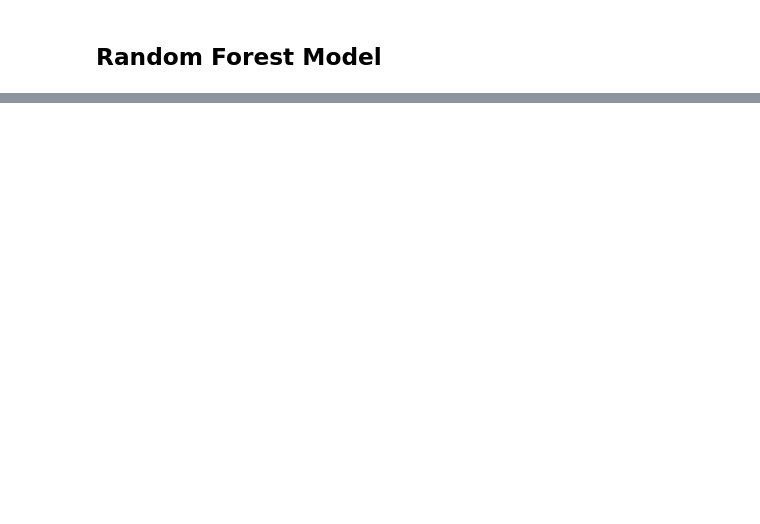
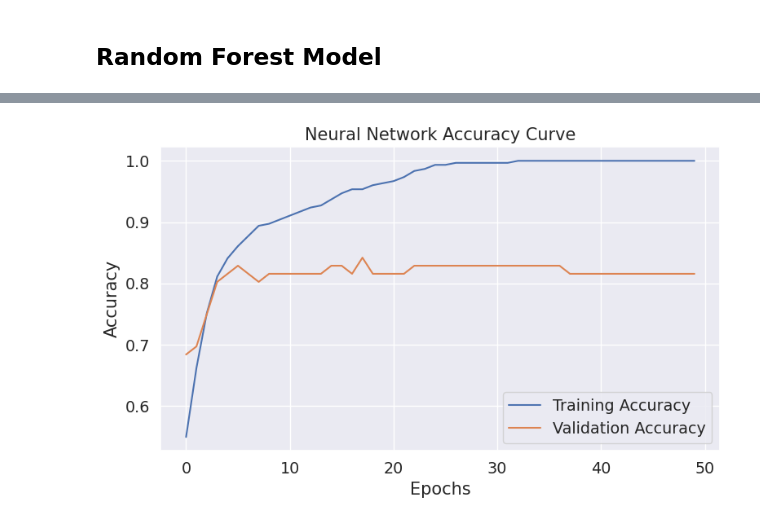
Before and after one commit to Mutariian/deep-learning-roadmap, a Jupyter notebook: PCOS_Detection.ipynb, the cells around one changed output, grey strips where cells are left out. Drawn from its saved outputs; the diff is of its cells as text; code cells hidden in the pictures; blank space fills up the shorter version.

```diff
--- a/PCOS_Detection.ipynb
+++ b/PCOS_Detection.ipynb
@@ -744,0 +773,12 @@ weighted avg       0.88      0.87      0.86       163
+# %%
+# Rebuild best model explicitly
+best_model = build_model(tuner.get_best_hyperparameters(1)[0])
+
+history = best_model.fit(
+    X_train_scaled,
+    y_train,
+    epochs=50,
+    batch_size=32,
+    validation_split=0.2,
+    verbose=1
+)
@@ -744,0 +803,13 @@ weighted avg       0.88      0.87      0.86       163
+# %%
+plt.figure(figsize=(8, 5))
+plt.plot(history.history['accuracy'], label='Training Accuracy')
+plt.plot(history.history['val_accuracy'], label='Validation Accuracy')
+plt.xlabel('Epochs')
+plt.ylabel('Accuracy')
+plt.title('Neural Network Accuracy Curve')
+plt.legend()
+plt.grid(True)
+plt.tight_layout()
+plt.show()
+# %% [output]
+[figure, added]
```
Also changed, not shown: parts of 24 cells of this notebook.
